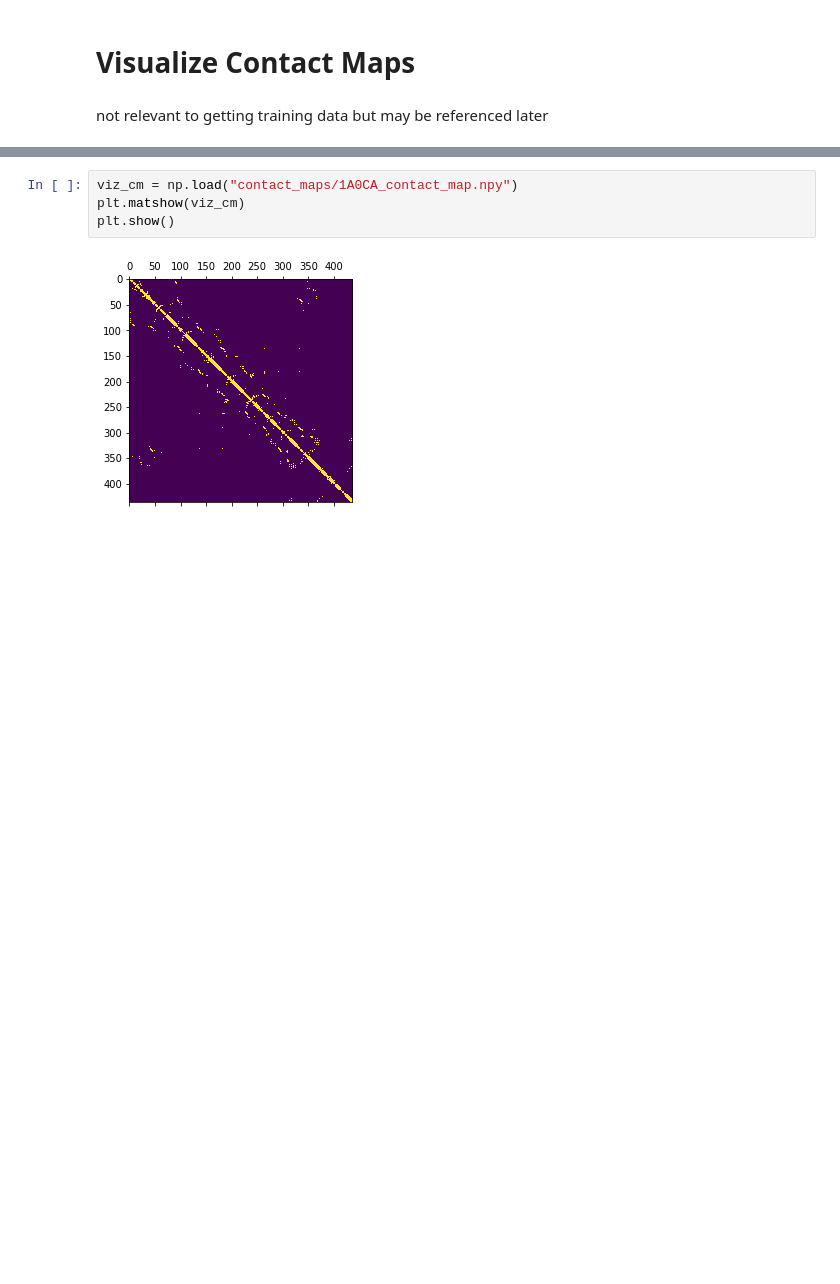
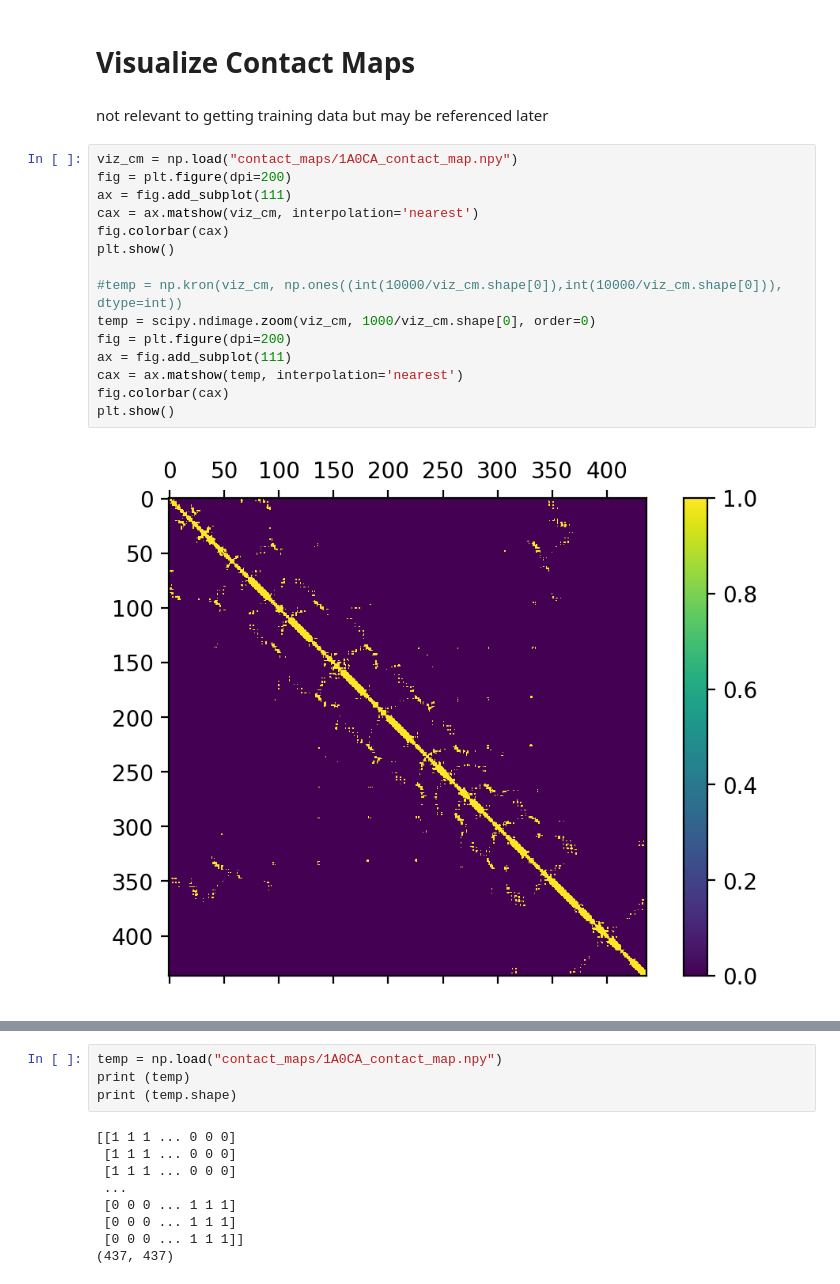
Before and after one commit to HaoWoo96/contact_map_pred, a Jupyter notebook: get_training_data.ipynb, the cells around one changed output, grey strips where cells are left out. Cells and saved outputs as stored; diff of their text form; blank space fills up the shorter version.

```diff
--- a/get_training_data.ipynb
+++ b/get_training_data.ipynb
@@ -224,3 +291,20 @@ print (len(pred_value))
 # Visualize Contact Maps
 # %% [markdown]
 not relevant to getting training data but may be referenced later
+# %%
+viz_cm = np.load("contact_maps/1A0CA_contact_map.npy")
+fig = plt.figure(dpi=200)
+ax = fig.add_subplot(111)
+cax = ax.matshow(viz_cm, interpolation='nearest')
+fig.colorbar(cax)
+plt.show()
+
+#temp = np.kron(viz_cm, np.ones((int(10000/viz_cm.shape[0]),int(10000/viz_cm.shape[0])), dtype=int))
+temp = scipy.ndimage.zoom(viz_cm, 1000/viz_cm.shape[0], order=0)
+fig = plt.figure(dpi=200)
+ax = fig.add_subplot(111)
+cax = ax.matshow(temp, interpolation='nearest')
+fig.colorbar(cax)
+plt.show()
+# %% [output]
+[figure, added]
@@ -227,9 +312,16 @@ not relevant to getting training data but may be referenced later
 # %%
-viz_cm = np.load("contact_maps/1A0CA_contact_map.npy")
-plt.matshow(viz_cm)
-plt.show()
+temp = np.load("contact_maps/1A0CA_contact_map.npy")
+print (temp)
+print (temp.shape)
 # %% [output]
-[figure, removed]
+[[1 1 1 ... 0 0 0]
+ [1 1 1 ... 0 0 0]
+ [1 1 1 ... 0 0 0]
+ ...
+ [0 0 0 ... 1 1 1]
+ [0 0 0 ... 1 1 1]
+ [0 0 0 ... 1 1 1]]
+(437, 437)
 # %%
 viz_cp = np.load("contact_predictions/1A0CA_contact_pred.npy")
 plt.matshow(viz_cp)
```
Also changed, not shown: parts of 15 cells of this notebook.
